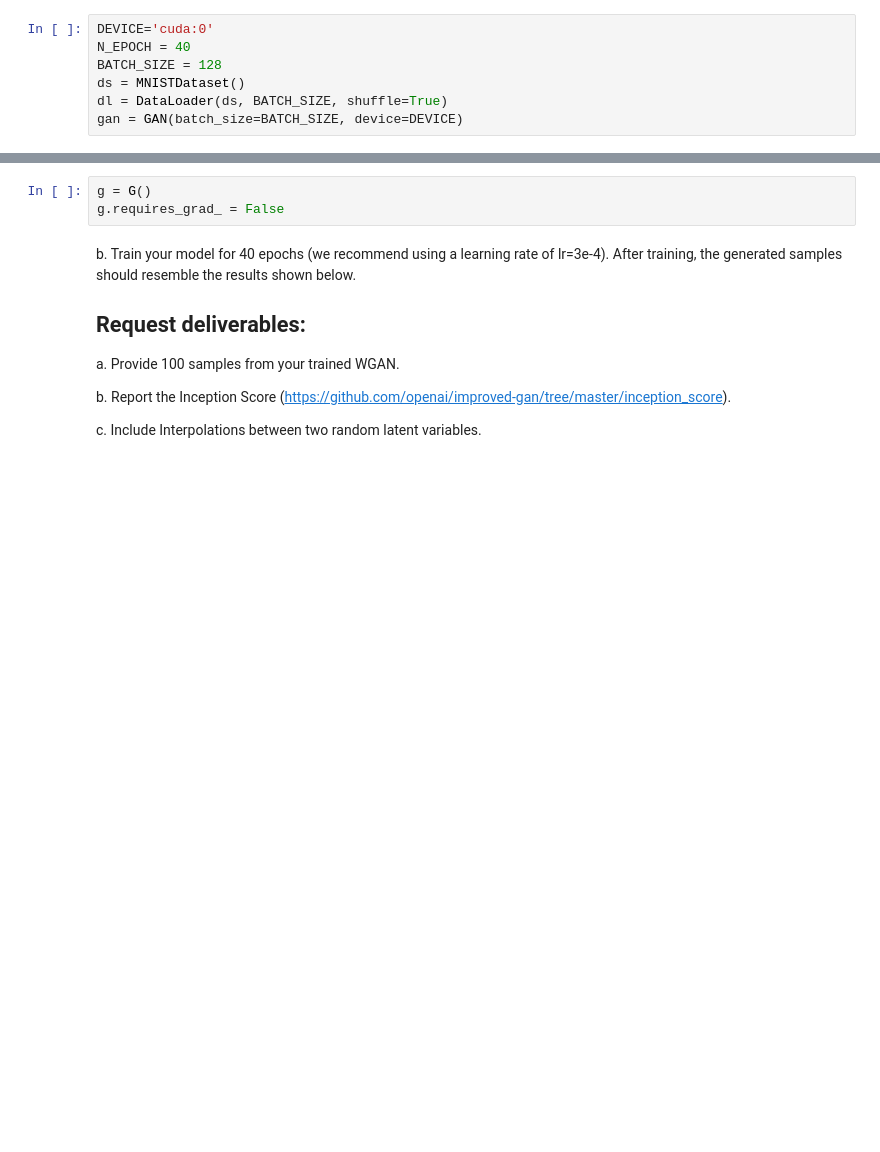
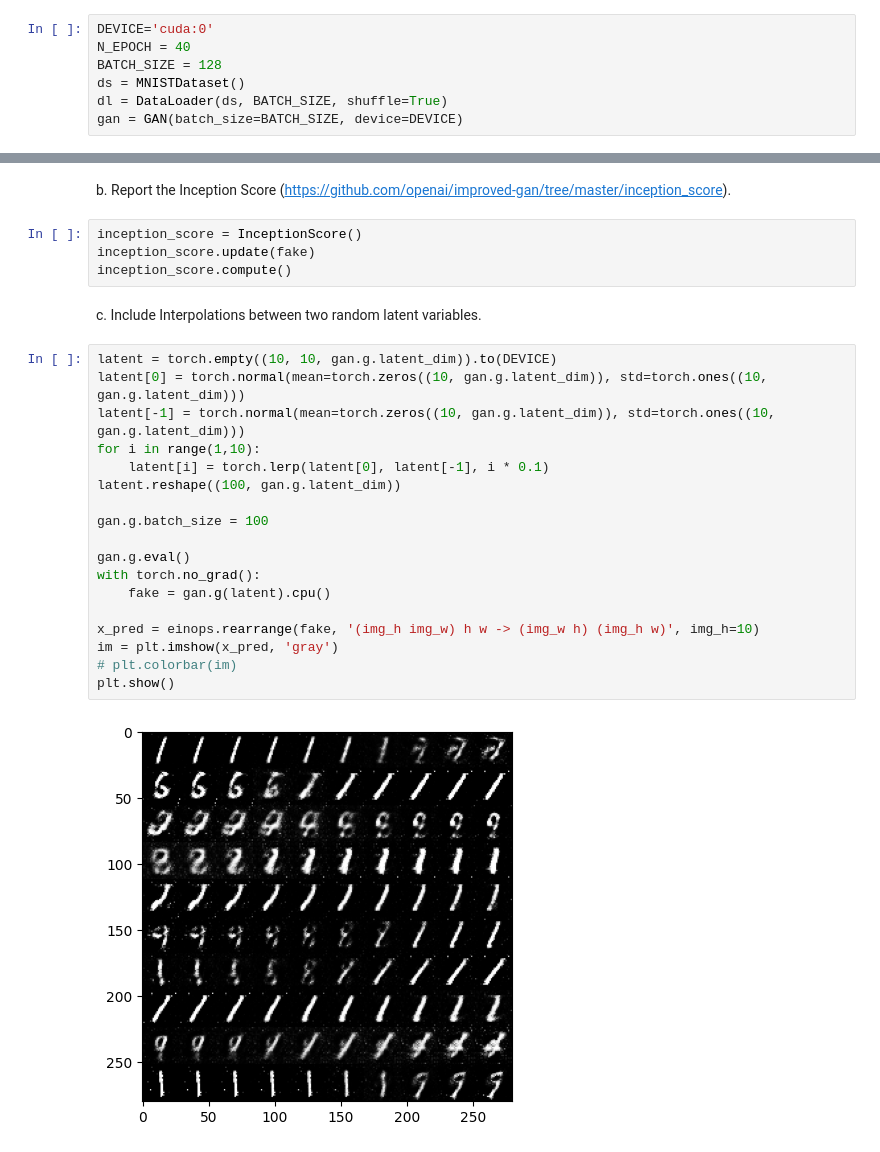
Before and after one commit to asy51/deepgenmodels, a Jupyter notebook: hw2.ipynb, the cells around one changed output, grey strips where cells are left out. Saved outputs shown, nothing was run; the diff lists cells and outputs as text; blank space fills up the shorter version.

```diff
--- a/hw2.ipynb
+++ b/hw2.ipynb
@@ -195,14 +196,29 @@ for i in range(10):
-# %%
-g = G()
-g.requires_grad_ = False
-# %% [markdown]
-
-b. Train your model for 40 epochs (we recommend using a learning rate of lr=3e-4). After training, the generated samples should resemble the results shown below.
-
-## Request deliverables:
-
-a. Provide 100 samples from your trained WGAN.
-
-b. Report the Inception Score (https://github.com/openai/improved-gan/tree/master/inception_score).
-
-c. Include Interpolations between two random latent variables.
+# %% [markdown]
+b. Report the Inception Score (https://github.com/openai/improved-gan/tree/master/inception_score).
+# %%
+inception_score = InceptionScore()
+inception_score.update(fake)
+inception_score.compute()
+# %% [markdown]
+
+c. Include Interpolations between two random latent variables.
+# %%
+latent = torch.empty((10, 10, gan.g.latent_dim)).to(DEVICE)
+latent[0] = torch.normal(mean=torch.zeros((10, gan.g.latent_dim)), std=torch.ones((10, gan.g.latent_dim)))
+latent[-1] = torch.normal(mean=torch.zeros((10, gan.g.latent_dim)), std=torch.ones((10, gan.g.latent_dim)))
+for i in range(1,10):
+    latent[i] = torch.lerp(latent[0], latent[-1], i * 0.1)
+latent.reshape((100, gan.g.latent_dim))
+
+gan.g.batch_size = 100
+
+gan.g.eval()
+with torch.no_grad():
+    fake = gan.g(latent).cpu()
+
+x_pred = einops.rearrange(fake, '(img_h img_w) h w -> (img_w h) (img_h w)', img_h=10)
+im = plt.imshow(x_pred, 'gray')
+# plt.colorbar(im)
+plt.show()
+# %% [output]
+[figure, added]
```
Also changed, not shown: parts of 6 cells of this notebook.
